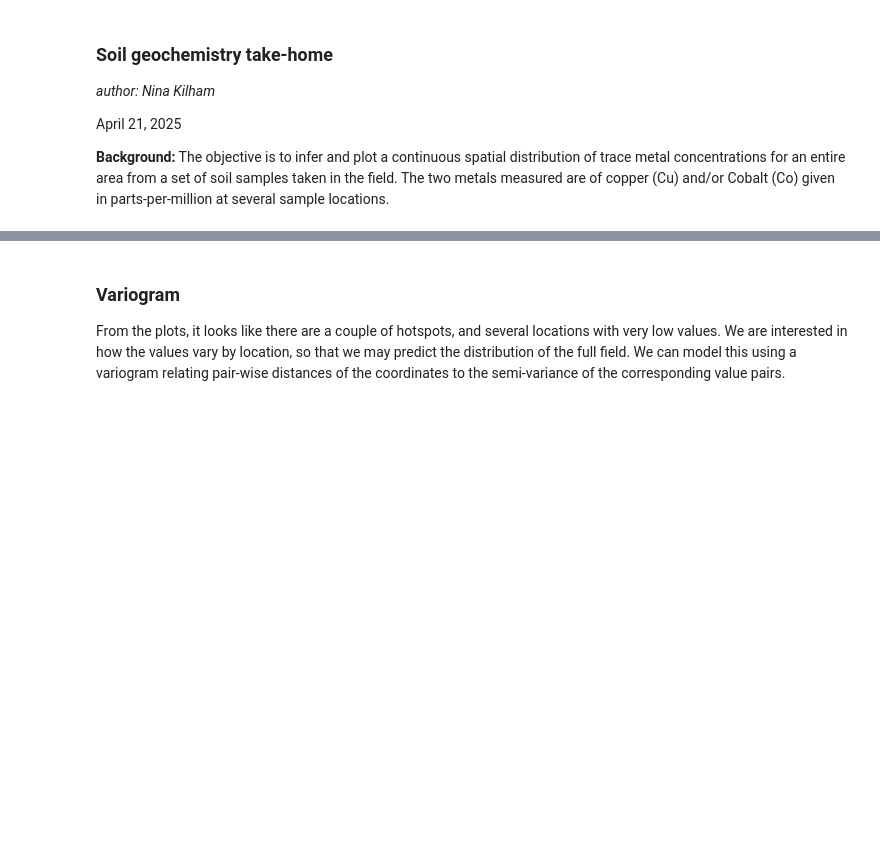
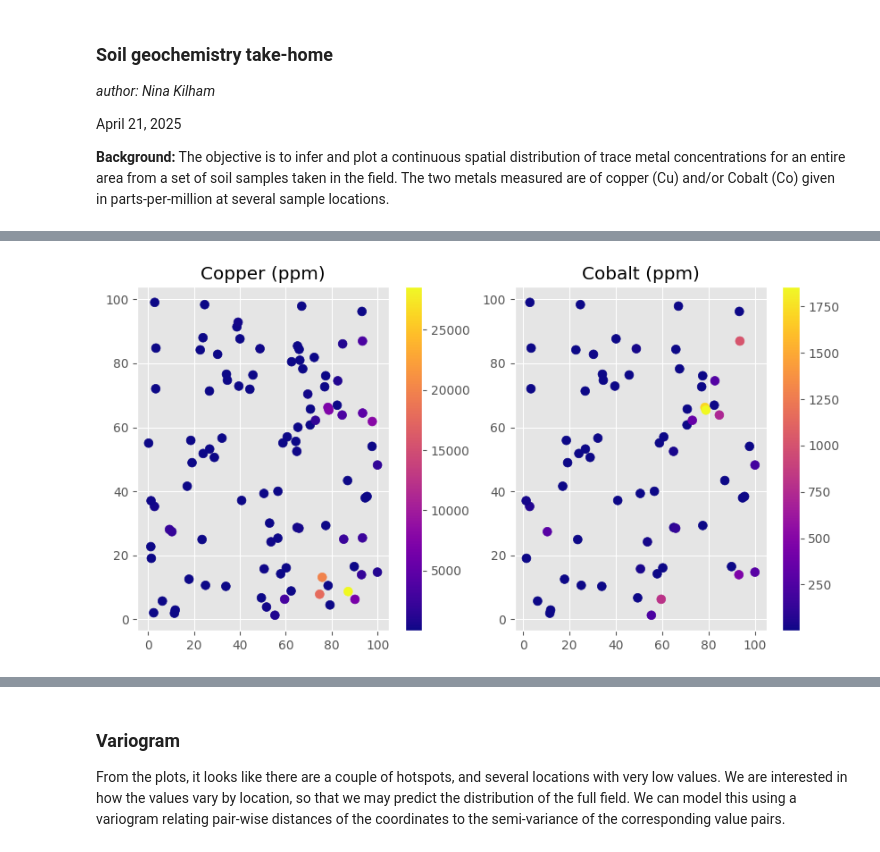
Before and after one commit to ninakilham/kobold-takehome, a Jupyter notebook: notebooks/soil_geochem.ipynb, the cells around one changed output, grey strips where cells are left out. Drawn from its saved outputs; the diff is of its cells as text; code cells hidden in the pictures; blank space fills up the shorter version.

```diff
--- a/notebooks/soil_geochem.ipynb
+++ b/notebooks/soil_geochem.ipynb
@@ -21,6 +21,15 @@ _author: Nina Kilham_
 April 21, 2025
 
 **Background:** The objective is to infer and plot a continuous spatial distribution of trace metal concentrations for an entire area from a set of soil samples taken in the field. The two metals measured are of copper (Cu) and/or Cobalt (Co) given in parts-per-million at several sample locations.
+# %%
+def plot_overview(df, var, label, ax):
+    cmap = ax.scatter(df.x, df.y, s=50, c=df[var], cmap='plasma')
+    ax.set_title(f'{label}')
+    plt.colorbar(cmap, ax=ax)
+
+def plot_hist(df, var, label, ax):
+    df.plot.hist(column=[var], bins=50, ax=ax)
+    ax.set_ylabel(f'{label}')
 # %%
 # -- get the sample point
 filepath = '/Users/ninakilham/Documents/GitHub/kobold-takehome/data/soil_geochemistry.csv'
@@ -40,3 +47,10 @@ fig.colorbar(cmap2, ax=ax[1])
+# %%
+# -- plot an overview of each element
+fig, ax = plt.subplots(1,2, figsize=(10, 5))
+plot_overview(df, 'Cu', 'Copper (ppm)', ax[0])
+plot_overview(df, 'Co', 'Cobalt (ppm)', ax[1])
+# %% [output]
+[figure, added]
 # %%
 # -- look at the distributions
 fig, ax = plt.subplots(1,2, figsize=(15, 5))
```
Also changed, not shown: parts of 5 cells of this notebook, 1 other file.
